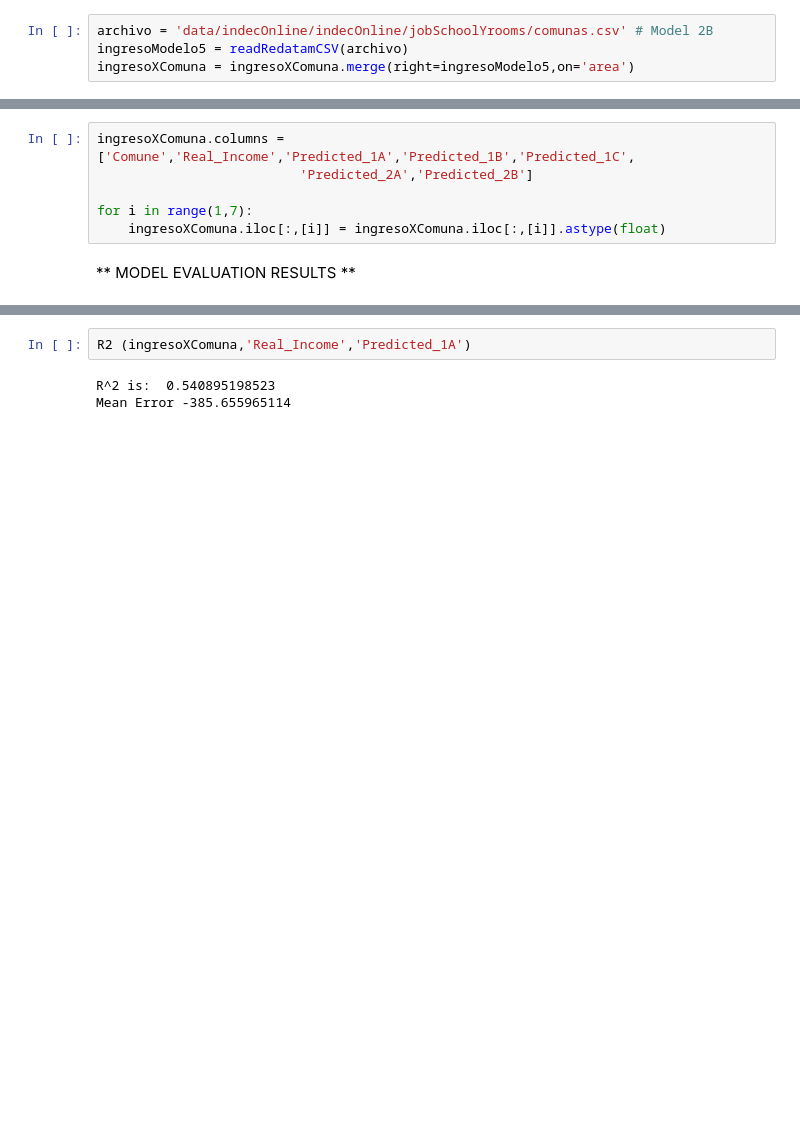
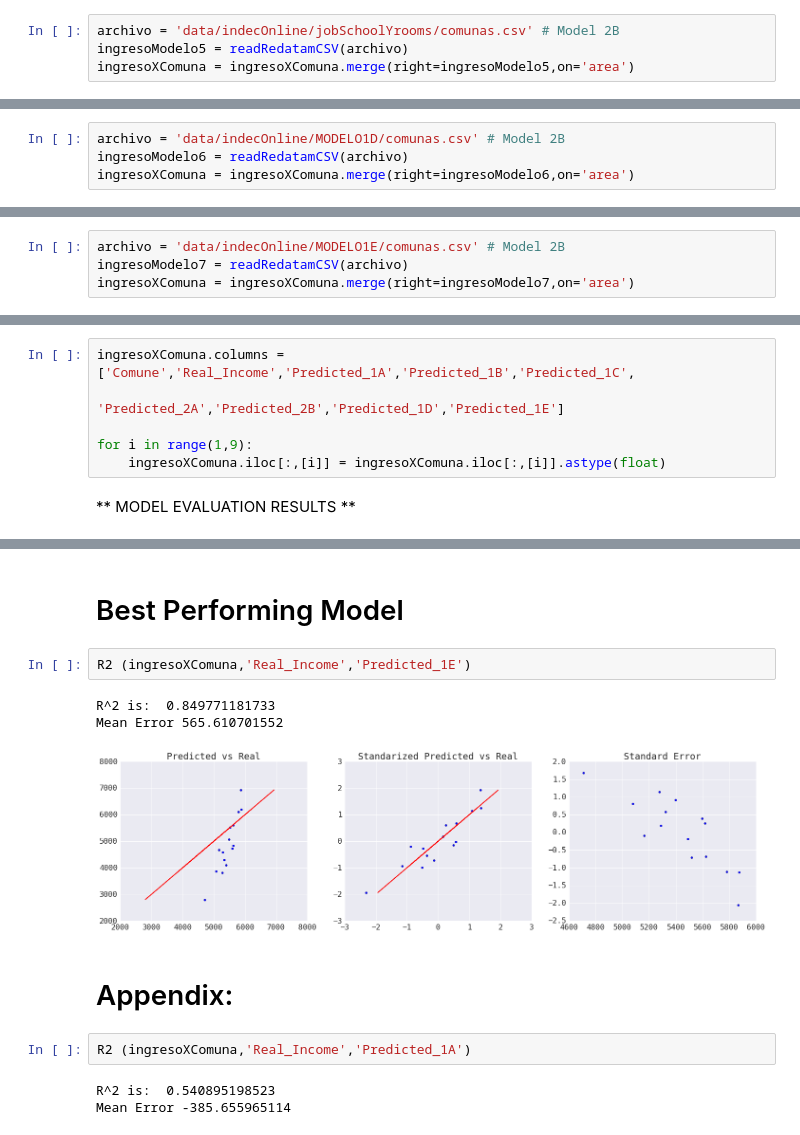
Before and after one commit to alephcero/adsProject, a Jupyter notebook: 3. Model Evaluation and Selection.ipynb, the cells around one changed output, grey strips where cells are left out. Cells and saved outputs as stored; diff of their text form; blank space fills up the shorter version.

Commit message:
final model

```diff
--- a/3. Model Evaluation and Selection.ipynb
+++ b/3. Model Evaluation and Selection.ipynb
@@ -624,6 +661,6 @@ ingresoXComuna = ingresoXComuna.merge(right=ingresoModelo4,on='area')
 # %% [markdown]
 ** Model 2B **
 # %%
-archivo = 'data/indecOnline/indecOnline/jobSchoolYrooms/comunas.csv' # Model 2B
+archivo = 'data/indecOnline/jobSchoolYrooms/comunas.csv' # Model 2B
 ingresoModelo5 = readRedatamCSV(archivo)
 ingresoXComuna = ingresoXComuna.merge(right=ingresoModelo5,on='area')
@@ -629,0 +669,4 @@ ingresoXComuna = ingresoXComuna.merge(right=ingresoModelo5,on='area')
+# %%
+archivo = 'data/indecOnline/MODELO1D/comunas.csv' # Model 2B
+ingresoModelo6 = readRedatamCSV(archivo)
+ingresoXComuna = ingresoXComuna.merge(right=ingresoModelo6,on='area')
@@ -630,10 +675,14 @@ ingresoXComuna = ingresoXComuna.merge(right=ingresoModelo5,on='area')
+# %%
+archivo = 'data/indecOnline/MODELO1E/comunas.csv' # Model 2B
+ingresoModelo7 = readRedatamCSV(archivo)
+ingresoXComuna = ingresoXComuna.merge(right=ingresoModelo7,on='area')
 # %% [markdown]
 ** DATA CLEANING **
 # %%
 ingresoXComuna.columns = ['Comune','Real_Income','Predicted_1A','Predicted_1B','Predicted_1C',
-                          'Predicted_2A','Predicted_2B']
+                          'Predicted_2A','Predicted_2B','Predicted_1D','Predicted_1E']
 
-for i in range(1,7):
+for i in range(1,9):
     ingresoXComuna.iloc[:,[i]] = ingresoXComuna.iloc[:,[i]].astype(float)
 # %% [markdown]
 ** MODEL EVALUATION RESULTS **
@@ -640,3 +708,13 @@ for i in range(1,7):
+# %% [markdown]
+# Best Performing Model
+# %%
+R2 (ingresoXComuna,'Real_Income','Predicted_1E')
+# %% [output]
+R^2 is:  0.849771181733
+Mean Error 565.610701552
+[figure, added]
+# %% [markdown]
+# Appendix:
 # %%
 R2 (ingresoXComuna,'Real_Income','Predicted_1A')
 # %% [output]
```
Also changed, not shown: parts of 21 cells of this notebook.
